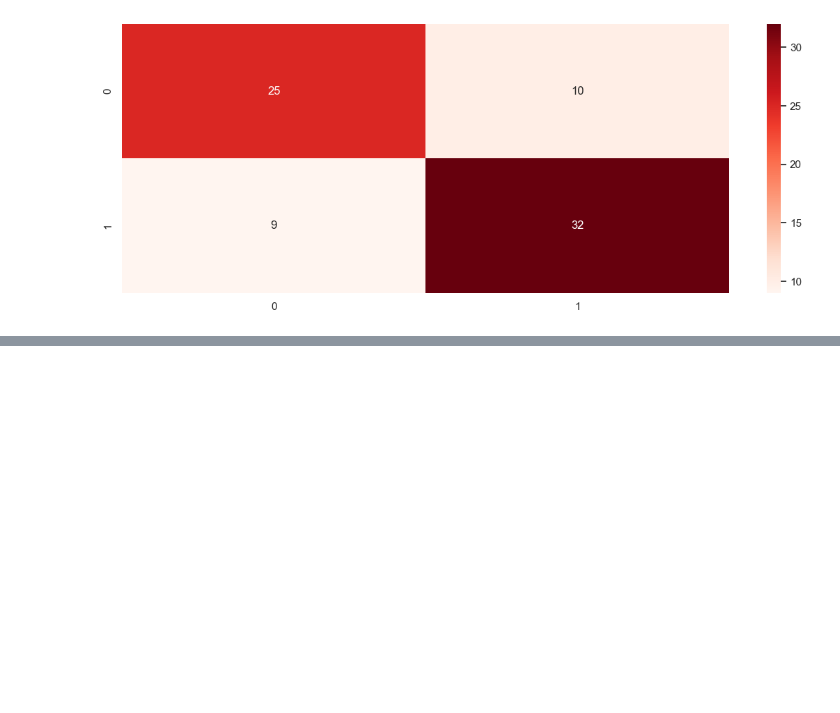
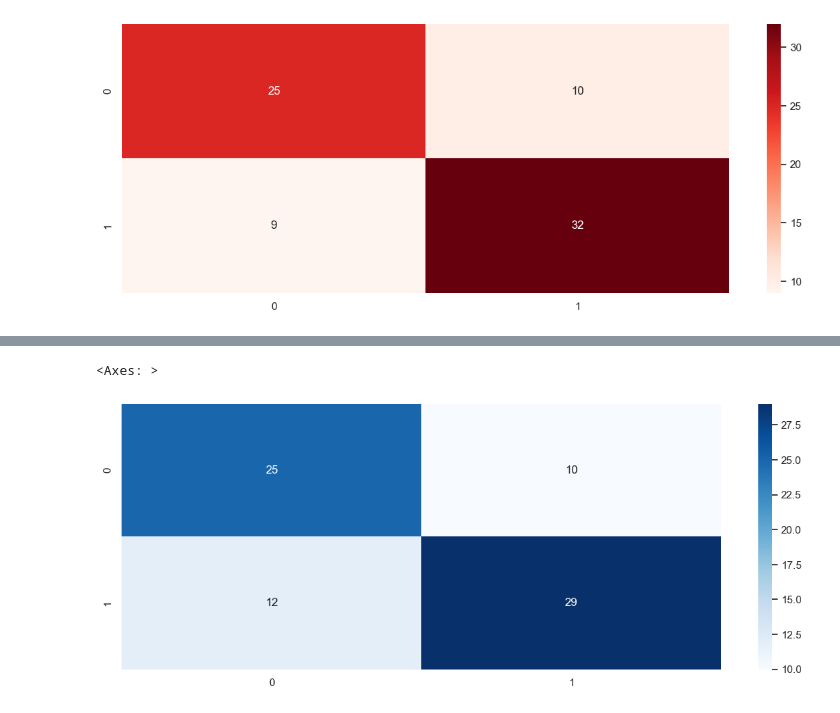
Before and after one commit to Lanaax/Heart-Disease-Prediction, a Jupyter notebook: Heart Disease Predic.ipynb, the cells around one changed output, grey strips where cells are left out. Cells and saved outputs as stored; diff of their text form; code cells hidden in the pictures; blank space fills up the shorter version.

```diff
--- a/Heart Disease Predic.ipynb
+++ b/Heart Disease Predic.ipynb
@@ -238,0 +249,2 @@ Sumariamente, pode-se dizer que o modelo consegue prever complicações cardíac
+# %%
+y_predic_tree = tree_decision.predict(X_test)
@@ -238,0 +268,6 @@ Sumariamente, pode-se dizer que o modelo consegue prever complicações cardíac
+# %%
+conf_matrix_tree = confusion_matrix(y_test,y_predic_tree)
+sns.heatmap(conf_matrix_tree, annot = True, cmap = 'Blues')
+# %% [output]
+<Axes: >
+[figure, added]
```
Also changed, not shown: parts of 11 cells of this notebook.
